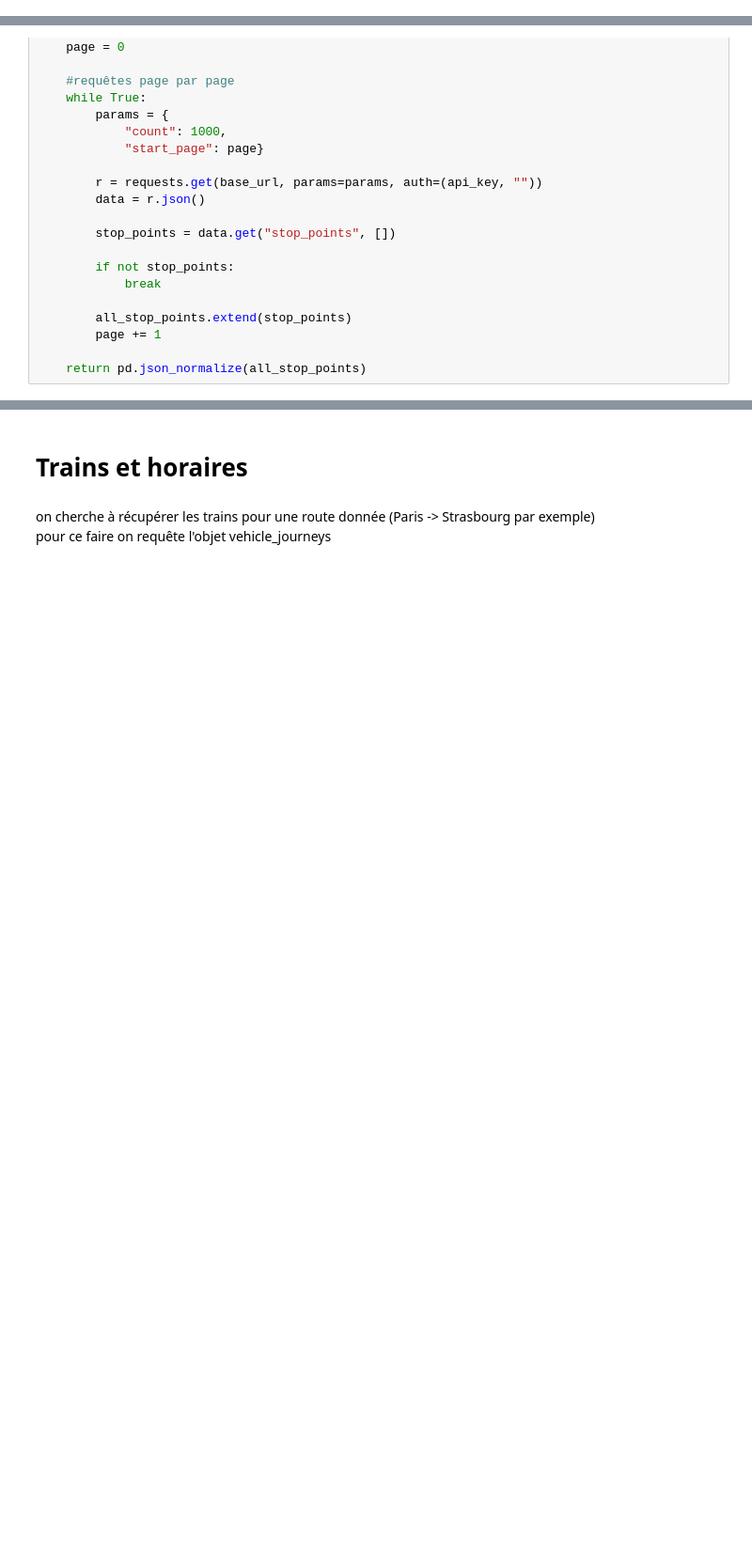
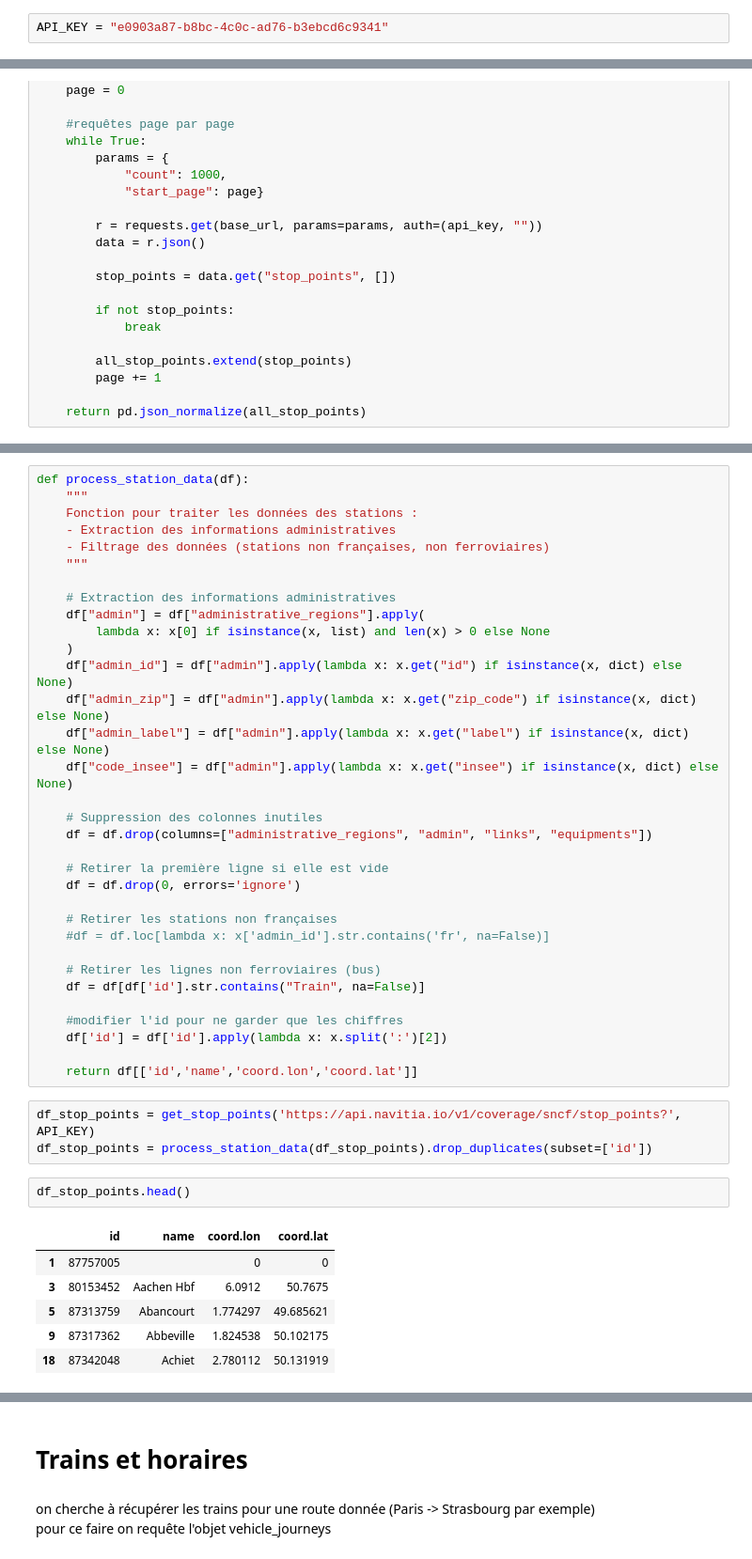
Before and after one commit to refouch/BestRail, a Jupyter notebook: navitia.ipynb, the cells around one changed output, grey strips where cells are left out. Shown at 94% size. Drawn from its saved outputs; the diff is of its cells as text; blank space fills up the shorter version.

```diff
--- a/navitia.ipynb
+++ b/navitia.ipynb
@@ -9,3 +7,5 @@ API_KEY = ""
+# %%
+API_KEY = "e0903a87-b8bc-4c0c-ad76-b3ebcd6c9341"
 # %% [markdown]
 # Gares
 # %% [markdown]
@@ -231,0 +39,45 @@ arrets.loc[lambda x: x.line_name.str.contains('Paris') & x.line_name.str.contain
+# %%
+def process_station_data(df):
+    """
+    Fonction pour traiter les données des stations :
+    - Extraction des informations administratives
+    - Filtrage des données (stations non françaises, non ferroviaires)
+    """
+
+    # Extraction des informations administratives
+    df["admin"] = df["administrative_regions"].apply(
+        lambda x: x[0] if isinstance(x, list) and len(x) > 0 else None
+    )
+    df["admin_id"] = df["admin"].apply(lambda x: x.get("id") if isinstance(x, dict) else None)
+    df["admin_zip"] = df["admin"].apply(lambda x: x.get("zip_code") if isinstance(x, dict) else None)
+    df["admin_label"] = df["admin"].apply(lambda x: x.get("label") if isinstance(x, dict) else None)
+    df["code_insee"] = df["admin"].apply(lambda x: x.get("insee") if isinstance(x, dict) else None)
+
+    # Suppression des colonnes inutiles
+    df = df.drop(columns=["administrative_regions", "admin", "links", "equipments"])
+
+    # Retirer la première ligne si elle est vide
+    df = df.drop(0, errors='ignore')
+
+    # Retirer les stations non françaises
+    #df = df.loc[lambda x: x['admin_id'].str.contains('fr', na=False)]
+
+    # Retirer les lignes non ferroviaires (bus)
+    df = df[df['id'].str.contains("Train", na=False)]
+
+    #modifier l'id pour ne garder que les chiffres
+    df['id'] = df['id'].apply(lambda x: x.split(':')[2])
+
+    return df[['id','name','coord.lon','coord.lat']]
+# %%
+df_stop_points = get_stop_points('https://api.navitia.io/v1/coverage/sncf/stop_points?', API_KEY)
+df_stop_points = process_station_data(df_stop_points).drop_duplicates(subset=['id'])
+# %%
+df_stop_points.head()
+# %% [output]
+|  | id | name | coord.lon | coord.lat |
+| 1 | 87757005 |  | 0 | 0 |
+| 3 | 80153452 | Aachen Hbf | 6.0912 | 50.7675 |
+| 5 | 87313759 | Abancourt | 1.774297 | 49.685621 |
+| 9 | 87317362 | Abbeville | 1.824538 | 50.102175 |
+| 18 | 87342048 | Achiet | 2.780112 | 50.131919 |
```
Also changed, not shown: parts of 56 cells of this notebook.
